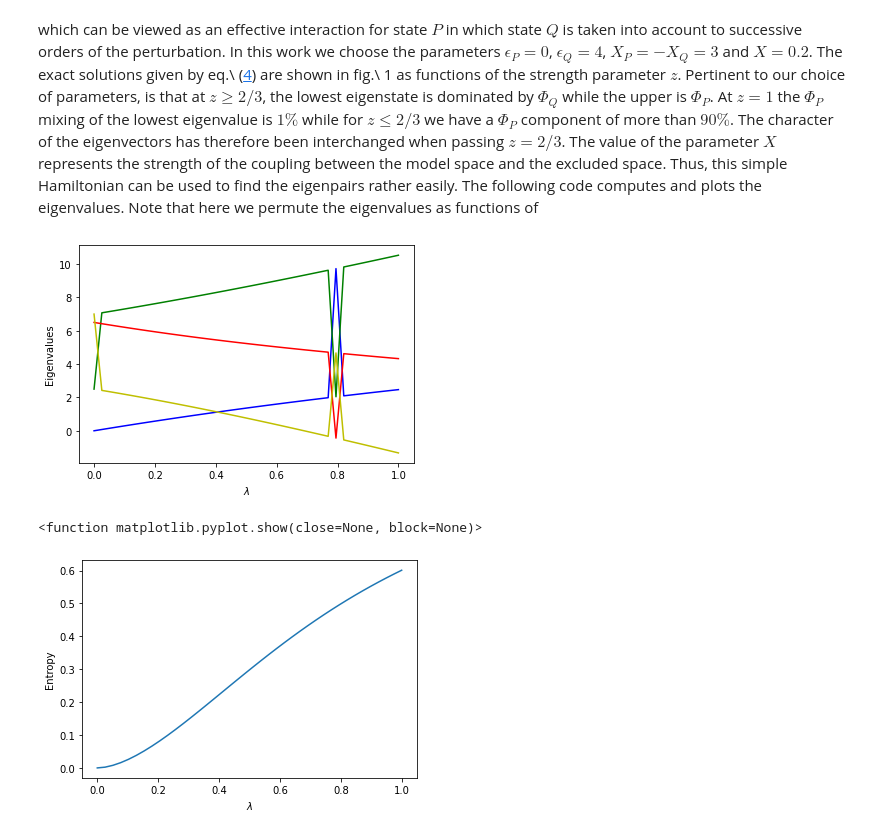
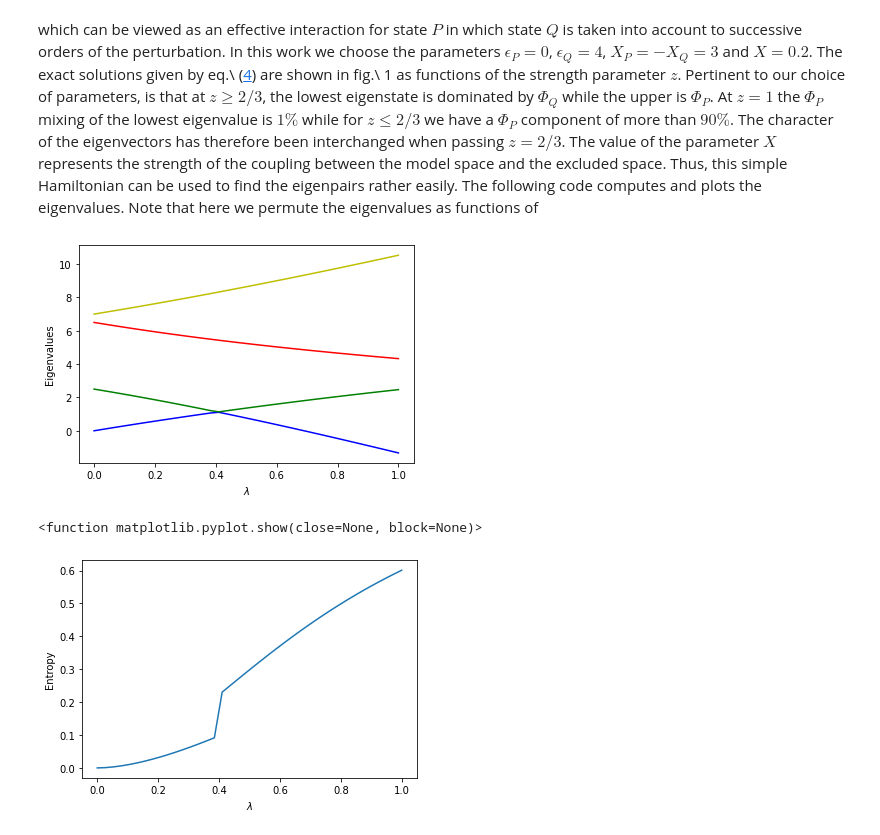
Before and after one commit to ManyBodyPhysics/QuantumProject, a Jupyter notebook: doc/src/PaperMaterial/model.ipynb, the cells around one changed output. Saved outputs shown, nothing was run; the diff lists cells and outputs as text; code cells hidden in the pictures.

```diff
--- a/doc/src/PaperMaterial/model.ipynb
+++ b/doc/src/PaperMaterial/model.ipynb
@@ -164,9 +164,9 @@ X = 2.0
 Xp = 3.0
 # Non-diagonal part as sigma_x tensor product with sigma_x
 sx = np.matrix([[0,1],[1,0]])
+sx2 = X*np.kron(sx, sx)
 # Diagonal part as sigma_z tensor product with sigma_z
 sz = np.matrix([[1,0],[0,-1]])
-sx2 = X*np.kron(sx, sx)
 sz2 = Xp*np.kron(sz, sz)
 noninteracting = [0.0, 2.5, 6.5, 7.0]
 D = np.diag(noninteracting)
@@ -178,39 +178,39 @@ for i in range(n):
     # diagonalize and obtain eigenvalues, not necessarily sorted
     EigValues, EigVectors = np.linalg.eig(Hamiltonian)
     # sort eigenvectors and eigenvalues
-#    permute = EigValues.argsort()
-#    EigValues = EigValues[permute]
-#    EigVectors = EigVectors[:,permute]
+    permute = EigValues.argsort()
+    EigValues = EigValues[permute]
+    EigVectors = EigVectors[:,permute]
+    # Compute density matrix for selected system state, here ground state
     DensityMatrix = np.zeros((dim,dim))
-    # Set up density matrix for lowest-lying state
-    DensityMatrix = np.outer(EigVectors[:,2],EigVectors[:,2])
+    DensityMatrix = np.outer(EigVectors[:,0],EigVectors[:,0])
     # Project down on substates and find density matrix for subsystem
     d = np.matrix([[1,0],[0,1]])
     v1 = [1.0,0.0]
     proj1 = np.kron(v1,d)
     x1 = proj1 @ DensityMatrix @ proj1.T
     v2 = [0.0,1.0]
     proj2 = np.kron(v2,d)
     x2 = proj2 @ DensityMatrix @ proj2.T
     # Total density matrix for subsystem
     total = x1+x2
-    # Entropy
+    # von Neumann Entropy for subsystem
     Entropy[i] = -np.matrix.trace(total @ log2M(total))
 
     Eigenvalue[0,i] = EigValues[0]
     Eigenvalue[1,i] = EigValues[1]
     Eigenvalue[2,i] = EigValues[2]
     Eigenvalue[3,i] = EigValues[3]
 plt.plot(lmbd, Eigenvalue[0,:] ,'b-',lmbd, Eigenvalue[1,:],'g-',)
 plt.plot(lmbd, Eigenvalue[2,:] ,'r-',lmbd, Eigenvalue[3,:],'y-',)
 plt.xlabel('$\lambda$')
 plt.ylabel('Eigenvalues')
 plt.show()
 plt.plot(lmbd, Entropy)
 plt.xlabel('$\lambda$')
 plt.ylabel('Entropy')
 plt.show
 # %% [output]
-[figure, old version]
+[figure, new version]
 <function matplotlib.pyplot.show(close=None, block=None)>
-[figure, old version]
+[figure, new version]
```
